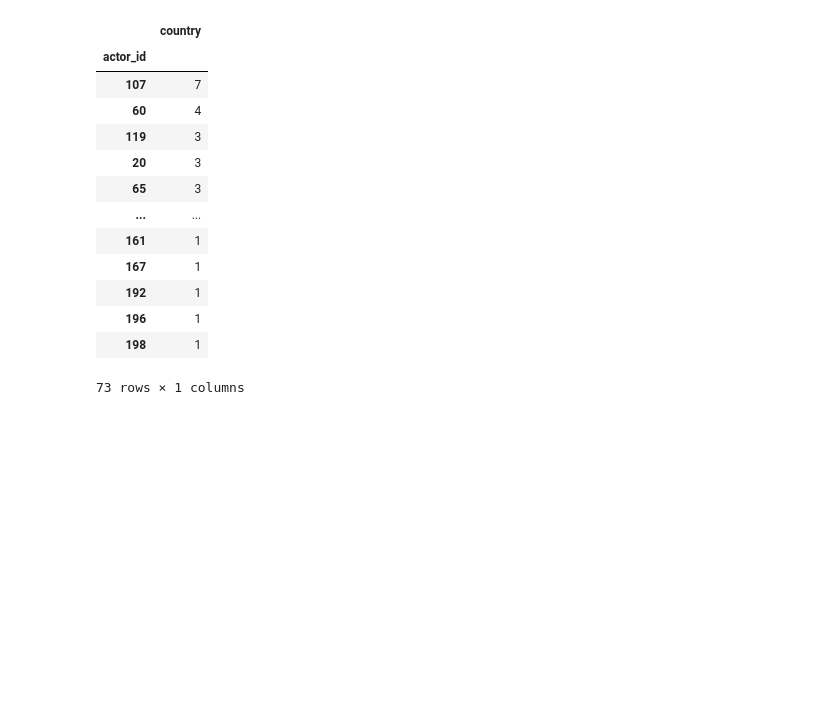
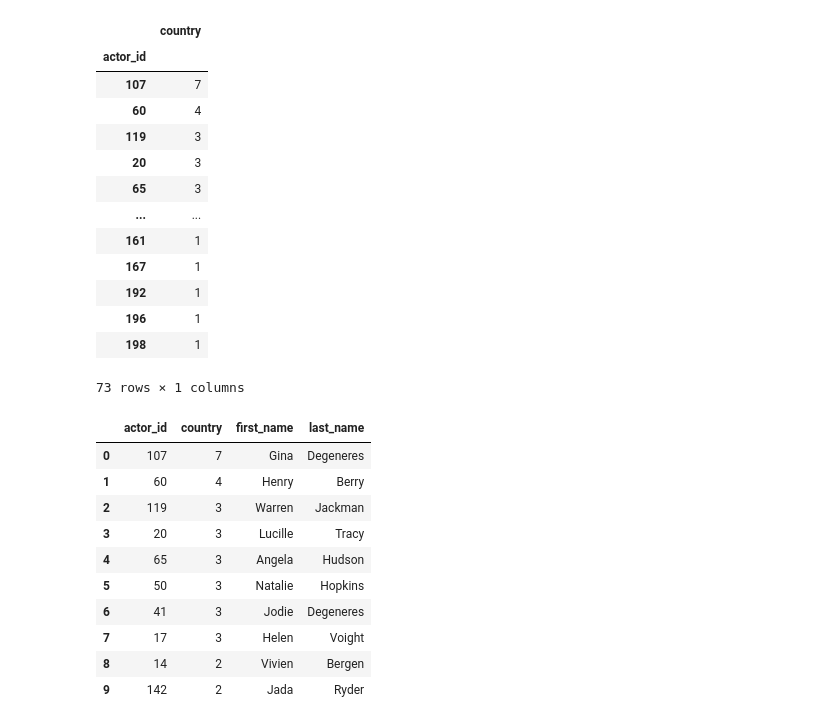
Before and after one commit to praiseOjay/buster_block_project, a Jupyter notebook: docs/notebooks/by_country.ipynb, the cells around one changed output. Saved outputs shown, nothing was run; the diff lists cells and outputs as text; code cells hidden in the pictures; blank space fills up the shorter version.

Commit message:
updated by_country

```diff
--- a/docs/notebooks/by_country.ipynb
+++ b/docs/notebooks/by_country.ipynb
@@ -1,21 +1,21 @@
 # %%
 import pandas as pd
-actor = pd.read_csv('data/actor.csv')
-address = pd.read_csv('data/address.csv')
-app_id = pd.read_csv('data/app_id.csv')
-category = pd.read_csv('data/category.csv')
-city = pd.read_csv('data/city.csv')
-country = pd.read_csv('data/country.csv')
-customer = pd.read_csv('data/customer.csv')
-film_actor = pd.read_csv('data/film_actor.csv')
-film_category = pd.read_csv('data/film_category.csv')
-film = pd.read_csv('data/film.csv')
-inventory = pd.read_csv('data/inventory.csv')
-language = pd.read_csv('data/language.csv')
-payment = pd.read_csv('data/payment.csv')
-rental = pd.read_csv('data/rental.csv')
-staff = pd.read_csv('data/staff.csv')
-store = pd.read_csv('data/store.csv')
+actor = pd.read_csv('../../data/raw/actor.csv')
+address = pd.read_csv('../../data/raw/address.csv')
+app_id = pd.read_csv('../../data/raw/app_id.csv')
+category = pd.read_csv('../../data/raw/category.csv')
+city = pd.read_csv('../../data/raw/city.csv')
+country = pd.read_csv('../../data/raw/country.csv')
+customer = pd.read_csv('../../data/raw/customer.csv')
+film_actor = pd.read_csv('../../data/raw/film_actor.csv')
+film_category = pd.read_csv('../../data/raw/film_category.csv')
+film = pd.read_csv('../../data/raw/film.csv')
+inventory = pd.read_csv('../../data/raw/inventory.csv')
+language = pd.read_csv('../../data/raw/language.csv')
+payment = pd.read_csv('../../data/raw/payment.csv')
+rental = pd.read_csv('../../data/raw/rental.csv')
+staff = pd.read_csv('../../data/raw/staff.csv')
+store = pd.read_csv('../../data/raw/store.csv')
 # %%
 country.at[79,'country'] = 'Russia'
 # %%
@@ -198,3 +198,19 @@ country_actor.reset_index().groupby('actor_id').count().sort_values('country', a
 | 196 | 1 |
 | 198 | 1 |
 73 rows × 1 columns
+# %%
+idk = country_film_actor[['country', 'actor_id']].groupby('country').agg(lambda x: x.mode()[0])
+idk.reset_index(inplace=True)
+idk.groupby('actor_id').count().sort_values('country', ascending=False).reset_index().merge(actor, 'inner', 'actor_id').iloc[:10]
+# %% [output]
+|  | actor_id | country | first_name | last_name |
+| 0 | 107 | 7 | Gina | Degeneres |
+| 1 | 60 | 4 | Henry | Berry |
+| 2 | 119 | 3 | Warren | Jackman |
+| 3 | 20 | 3 | Lucille | Tracy |
+| 4 | 65 | 3 | Angela | Hudson |
+| 5 | 50 | 3 | Natalie | Hopkins |
+| 6 | 41 | 3 | Jodie | Degeneres |
+| 7 | 17 | 3 | Helen | Voight |
+| 8 | 14 | 2 | Vivien | Bergen |
+| 9 | 142 | 2 | Jada | Ryder |
```
Also changed, not shown: parts of 1 cell of this notebook.
